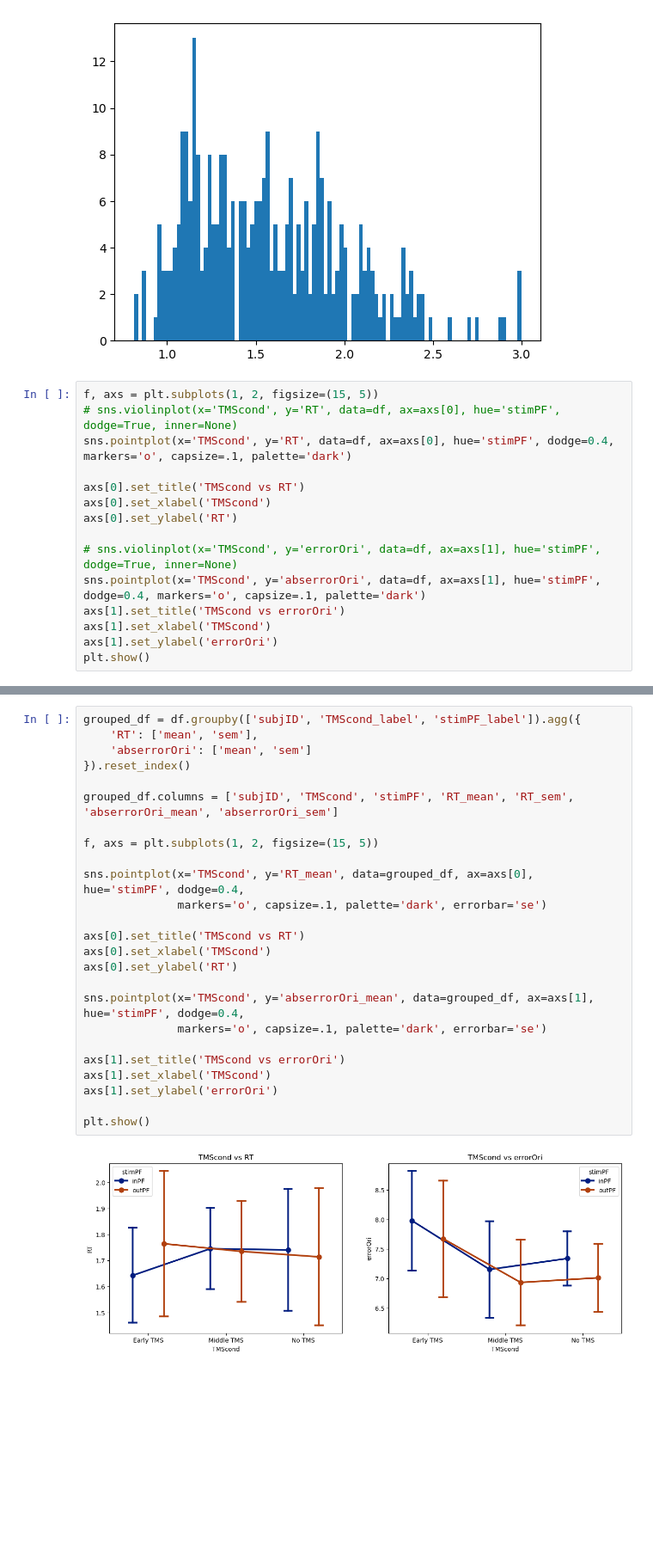
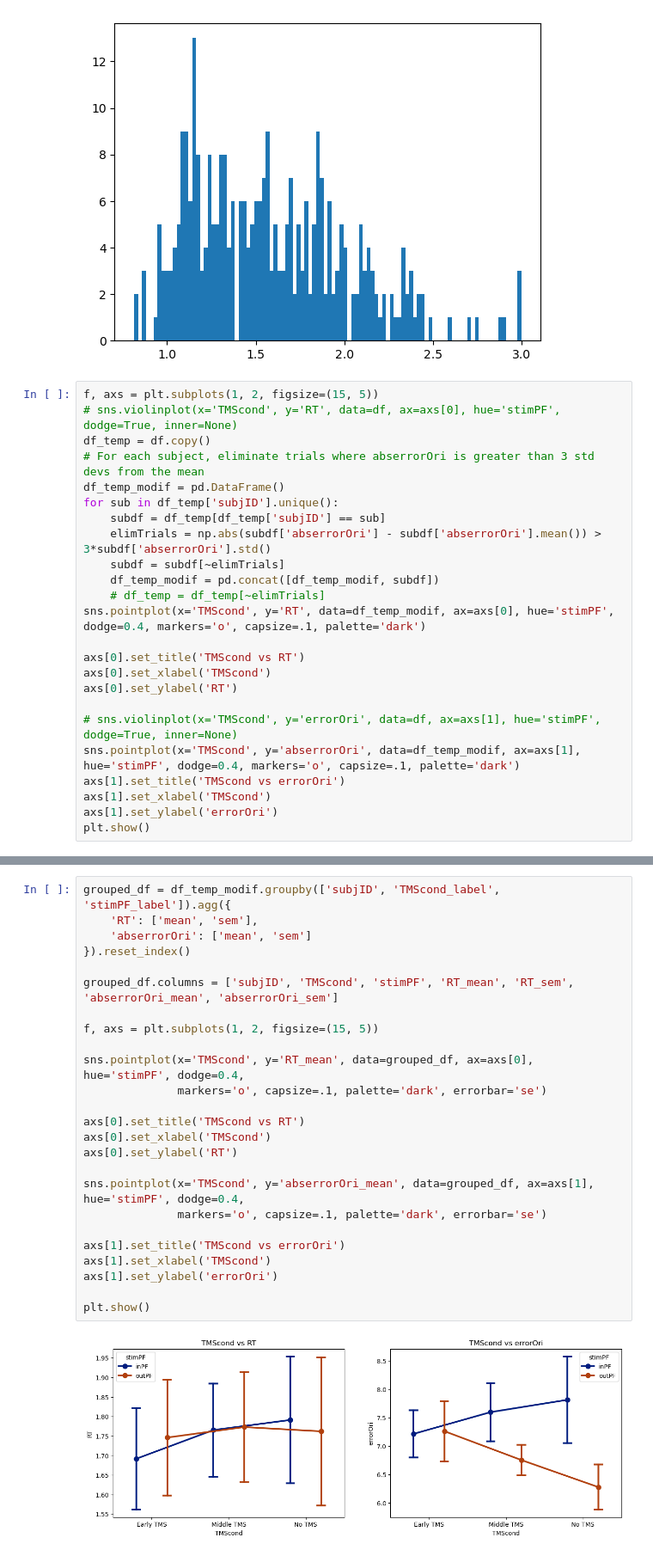
Before and after one commit to mindemory/srh_ori, a Jupyter notebook: oriAnalysis/analyzeBehav/behavAnalysis.ipynb, the cells around one changed output, grey strips where cells are left out. Shown at 86% size. Drawn from its saved outputs; the diff is of its cells as text; blank space fills up the shorter version.

```diff
--- a/oriAnalysis/analyzeBehav/behavAnalysis.ipynb
+++ b/oriAnalysis/analyzeBehav/behavAnalysis.ipynb
@@ -100,14 +164,23 @@ plt.show()
 # %%
 f, axs = plt.subplots(1, 2, figsize=(15, 5))
 # sns.violinplot(x='TMScond', y='RT', data=df, ax=axs[0], hue='stimPF', dodge=True, inner=None)
-sns.pointplot(x='TMScond', y='RT', data=df, ax=axs[0], hue='stimPF', dodge=0.4, markers='o', capsize=.1, palette='dark')
+df_temp = df.copy()
+# For each subject, eliminate trials where abserrorOri is greater than 3 std devs from the mean
+df_temp_modif = pd.DataFrame()
+for sub in df_temp['subjID'].unique():
+    subdf = df_temp[df_temp['subjID'] == sub]
+    elimTrials = np.abs(subdf['abserrorOri'] - subdf['abserrorOri'].mean()) > 3*subdf['abserrorOri'].std()
+    subdf = subdf[~elimTrials]
+    df_temp_modif = pd.concat([df_temp_modif, subdf])
+    # df_temp = df_temp[~elimTrials]
+sns.pointplot(x='TMScond', y='RT', data=df_temp_modif, ax=axs[0], hue='stimPF', dodge=0.4, markers='o', capsize=.1, palette='dark')
 
 axs[0].set_title('TMScond vs RT')
 axs[0].set_xlabel('TMScond')
 axs[0].set_ylabel('RT')
 
 # sns.violinplot(x='TMScond', y='errorOri', data=df, ax=axs[1], hue='stimPF', dodge=True, inner=None)
-sns.pointplot(x='TMScond', y='abserrorOri', data=df, ax=axs[1], hue='stimPF', dodge=0.4, markers='o', capsize=.1, palette='dark')
+sns.pointplot(x='TMScond', y='abserrorOri', data=df_temp_modif, ax=axs[1], hue='stimPF', dodge=0.4, markers='o', capsize=.1, palette='dark')
 axs[1].set_title('TMScond vs errorOri')
 axs[1].set_xlabel('TMScond')
 axs[1].set_ylabel('errorOri')
@@ -117,27 +190,27 @@ plt.show()
 # %%
-grouped_df = df.groupby(['subjID', 'TMScond_label', 'stimPF_label']).agg({
+grouped_df = df_temp_modif.groupby(['subjID', 'TMScond_label', 'stimPF_label']).agg({
     'RT': ['mean', 'sem'],
     'abserrorOri': ['mean', 'sem']
 }).reset_index()
 
 grouped_df.columns = ['subjID', 'TMScond', 'stimPF', 'RT_mean', 'RT_sem', 'abserrorOri_mean', 'abserrorOri_sem']
 
 f, axs = plt.subplots(1, 2, figsize=(15, 5))
 
 sns.pointplot(x='TMScond', y='RT_mean', data=grouped_df, ax=axs[0], hue='stimPF', dodge=0.4,
               markers='o', capsize=.1, palette='dark', errorbar='se')
 
 axs[0].set_title('TMScond vs RT')
 axs[0].set_xlabel('TMScond')
 axs[0].set_ylabel('RT')
 
 sns.pointplot(x='TMScond', y='abserrorOri_mean', data=grouped_df, ax=axs[1], hue='stimPF', dodge=0.4,
               markers='o', capsize=.1, palette='dark', errorbar='se')
 
 axs[1].set_title('TMScond vs errorOri')
 axs[1].set_xlabel('TMScond')
 axs[1].set_ylabel('errorOri')
 
 plt.show()
 # %% [output]
-[figure, old version]
+[figure, new version]
```
Also changed, not shown: parts of 10 cells of this notebook, 2 other files.
